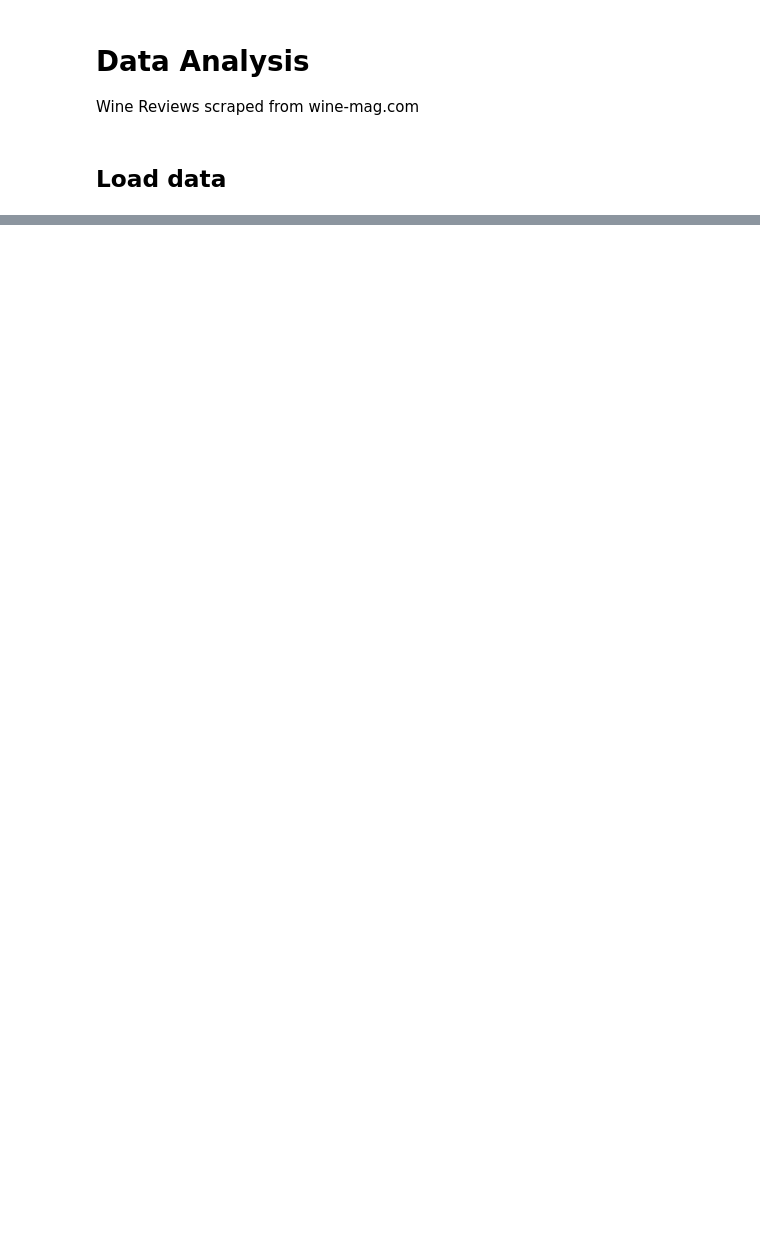
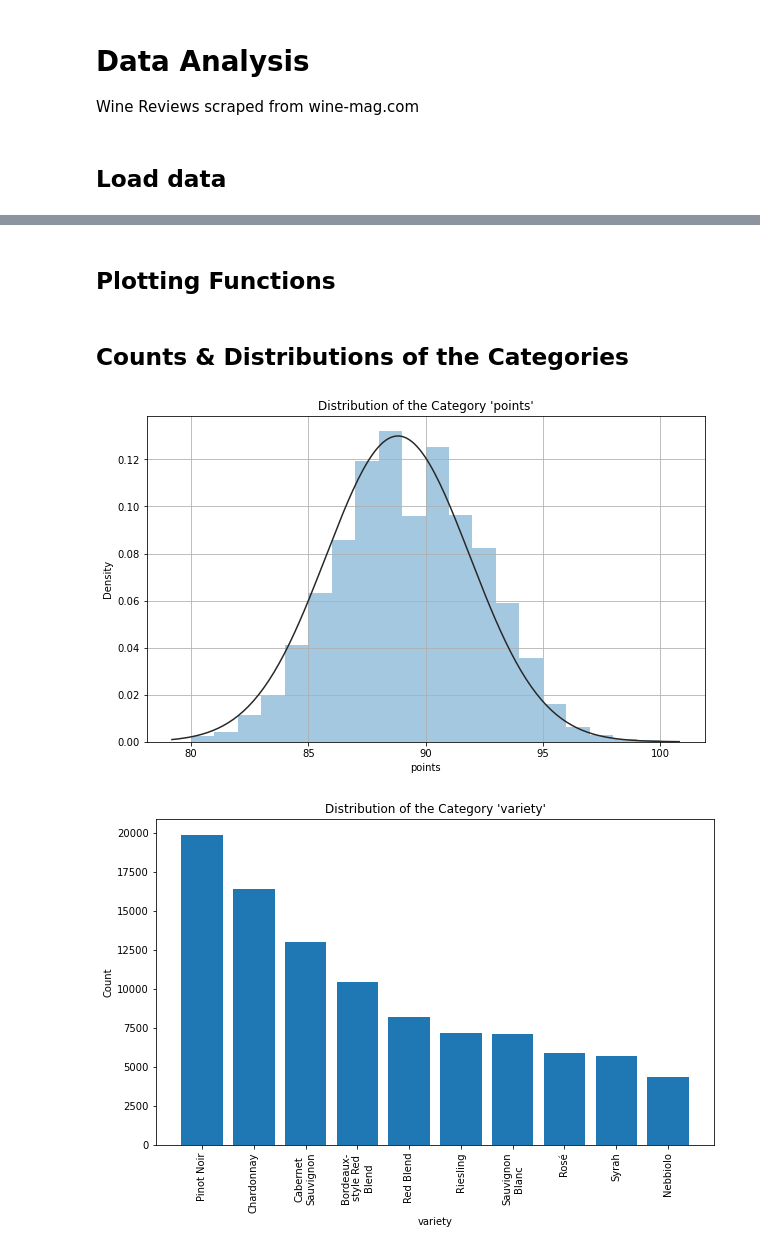
Before and after one commit to huestisk/wine-idss, a Jupyter notebook: data_analysis/data_analysis.ipynb, the cells around one changed output, grey strips where cells are left out. Cells and saved outputs as stored; diff of their text form; code cells hidden in the pictures; blank space fills up the shorter version.

```diff
--- a/data_analysis/data_analysis.ipynb
+++ b/data_analysis/data_analysis.ipynb
@@ -8,3 +15,5 @@ from tabulate import tabulate
 ## Load data
 # %%
 df = pd.read_pickle("../data/data.pkl")
+cols = df.columns
+print(cols.values)
@@ -16,0 +76,50 @@ There are 168203 unique titles.
+# %% [markdown]
+## Plotting Functions
+# %%
+def plot_counts(xdata, ydata, category):
+    plt.title("Distribution of the Category '" + str(category) +"'")
+    plt.xlabel(str(category)), plt.ylabel("Count")
+
+    plt.bar([textwrap.fill(label, 10) for label in xdata], ydata)
+
+    plt.xticks(rotation=90)
+# %%
+def plot_dist(data, category):
+    plt.title("Distribution of the Category '" + str(category) +"'")
+    plt.xlabel(str(category)), plt.ylabel("Density")
+
+    if category=="price":
+        ax = sns.distplot(
+            data,
+            bins=np.logspace(np.log10(data.min()),np.log10(data.max()), 50),
+            norm_hist=True
+        )
+        ax.set_xscale('log')
+    else:
+        sns.distplot(
+            data,
+            bins=20,
+            fit=norm,
+            norm_hist=True,
+            kde=False
+        )
+
+    plt.grid(True,'both')
+# %% [markdown]
+## Counts & Distributions of the Categories
+# %%
+for idx, col in enumerate(cols):
+    if col=='description' or col=='title' or col=='winery':
+        continue
+    elif col=='points' or col=='price':
+        plot_dist(df[col].dropna(), col)
+        plt.show()
+    else:
+        top10_counts = Counter(df[col].dropna()).most_common(10)
+        xdata = [point[0] for point in top10_counts]
+        ydata = [point[1] for point in top10_counts]
+        plot_counts(xdata, ydata, col)
+        plt.show()
+# %% [output]
+[figure, added]
+[figure, added]
```
Also changed, not shown: parts of 16 cells of this notebook, 15 other files.
